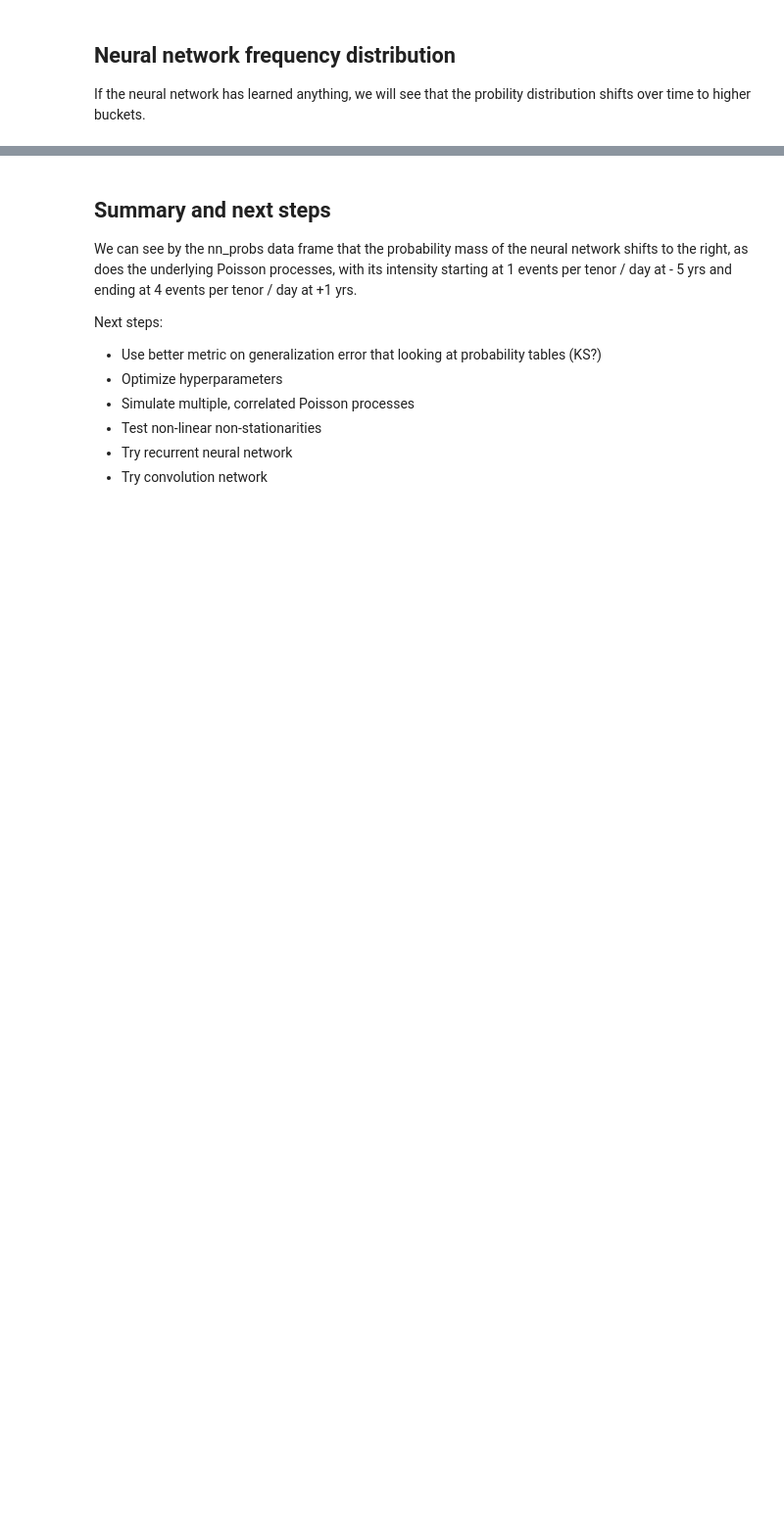
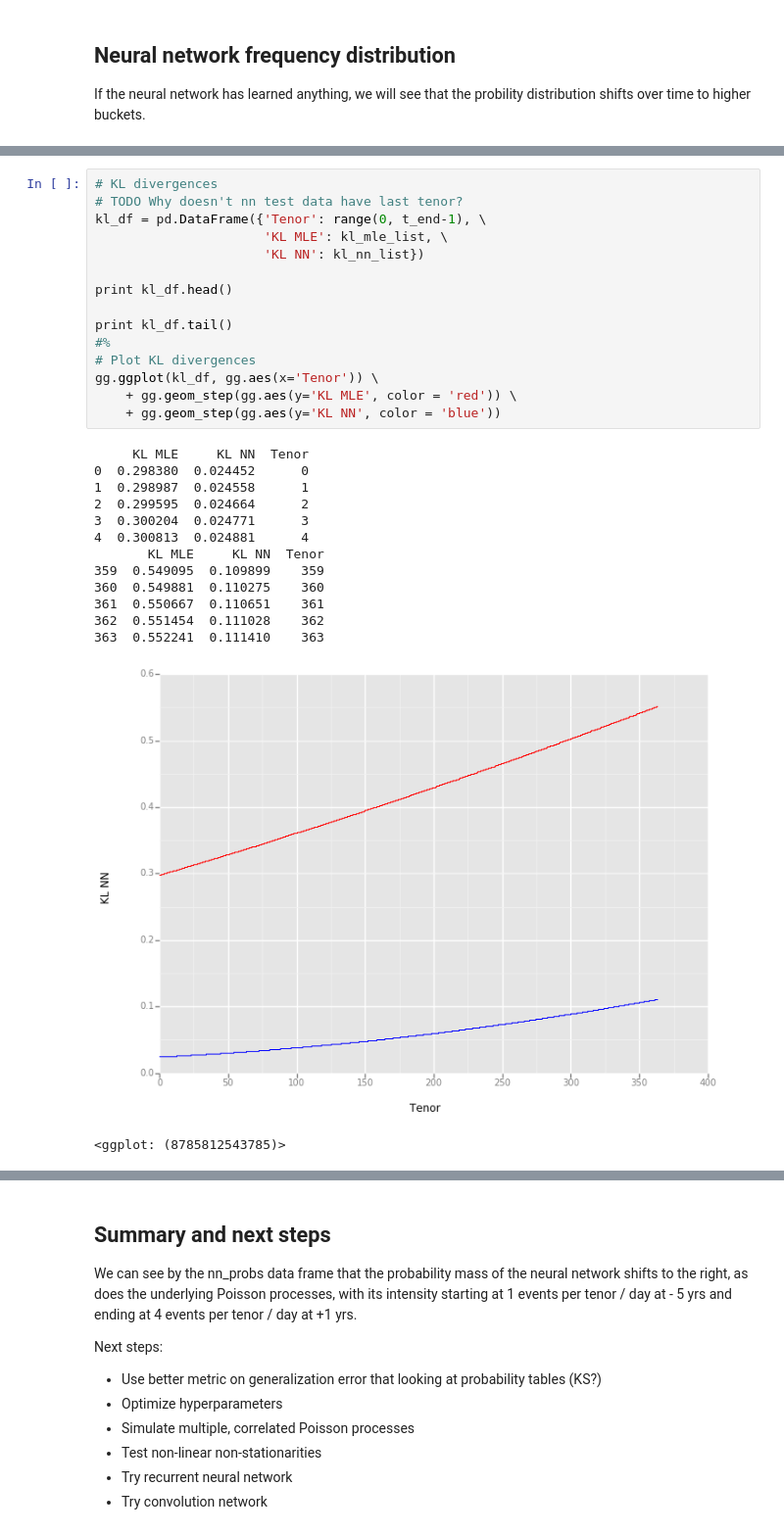
Before and after one commit to munichpavel/oprisklearning, a Jupyter notebook: risklearning_demo.ipynb, the cells around one changed output, grey strips where cells are left out. Shown at 98% size. Drawn from its saved outputs; the diff is of its cells as text; blank space fills up the shorter version.

```diff
--- a/risklearning_demo.ipynb
+++ b/risklearning_demo.ipynb
@@ -237,3 +193,33 @@ gg.ggplot(probs_head, gg.aes(x='Count Top',weight='True Probs')) \
+# %%
+# KL divergences
+# TODO Why doesn't nn test data have last tenor?
+kl_df = pd.DataFrame({'Tenor': range(0, t_end-1), \
+                      'KL MLE': kl_mle_list, \
+                      'KL NN': kl_nn_list})
+
+print kl_df.head()
+
+print kl_df.tail()
+#%
+# Plot KL divergences
+gg.ggplot(kl_df, gg.aes(x='Tenor')) \
+    + gg.geom_step(gg.aes(y='KL MLE', color = 'red')) \
+    + gg.geom_step(gg.aes(y='KL NN', color = 'blue'))
+# %% [output]
+     KL MLE     KL NN  Tenor
+0  0.298380  0.024452      0
+1  0.298987  0.024558      1
+2  0.299595  0.024664      2
+3  0.300204  0.024771      3
+4  0.300813  0.024881      4
+       KL MLE     KL NN  Tenor
+359  0.549095  0.109899    359
+360  0.549881  0.110275    360
+361  0.550667  0.110651    361
+362  0.551454  0.111028    362
+363  0.552241  0.111410    363
+[figure, added]
+<ggplot: (8785812543785)>
 # %%
 probs_tail = probs[probs.Tenor > 360 ]
 
```
Also changed, not shown: parts of 12 cells of this notebook.
